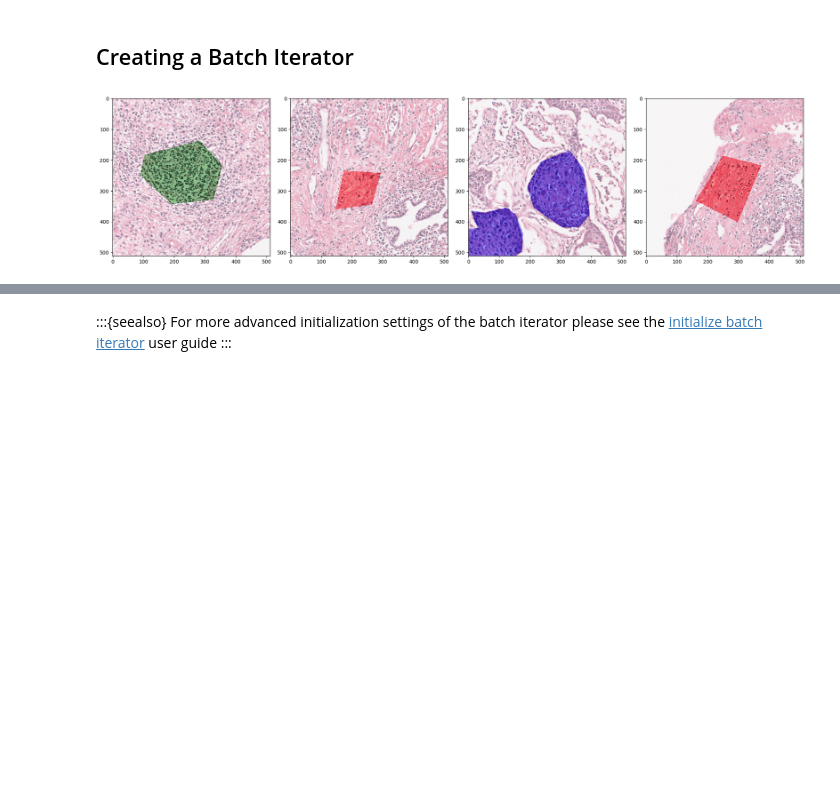
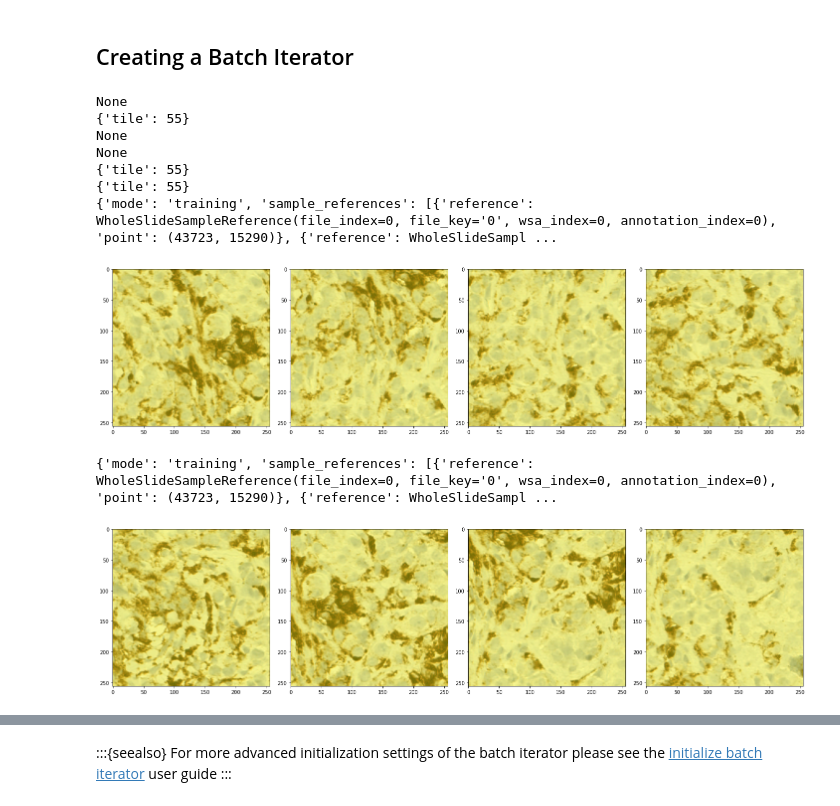
Before and after one commit to DIAGNijmegen/pathology-whole-slide-data, a Jupyter notebook: docs/source/userguide/notebooks/components/batchiterator.ipynb, the cells around one changed output, grey strips where cells are left out. Cells and saved outputs as stored; diff of their text form; code cells hidden in the pictures; blank space fills up the shorter version.

Commit message:
update parsing and annotationsampler

```diff
--- a/docs/source/userguide/notebooks/components/batchiterator.ipynb
+++ b/docs/source/userguide/notebooks/components/batchiterator.ipynb
@@ -40,10 +59,24 @@ wholeslidedata:
 # %% [markdown]
 ## Creating a Batch Iterator
 # %%
-with create_batch_iterator(user_config=user_config,
-                            mode='training') as training_batch_generator:
+training_batch_generator = create_batch_iterator(user_config=user_config, mode='training')
 
-    x_batch, y_batch, info =  next(training_batch_generator)
-    plot_batch(x_batch, y_batch)
+
+x_batch, y_batch, info =  next(training_batch_generator)
+print(info)
+plot_batch(x_batch, y_batch)
+print(info)
+x_batch, y_batch, info =  next(training_batch_generator)
+plot_batch(x_batch, y_batch)
+# training_batch_generator.stop()
 # %% [output]
+None
+{'tile': 55}
+None
+None
+{'tile': 55}
+{'tile': 55}
+{'mode': 'training', 'sample_references': [{'reference': WholeSlideSampleReference(file_index=0, file_key='0', wsa_index=0, annotation_index=0), 'point': (43723, 15290)}, {'reference': WholeSlideSampl ...
-[figure, old version]
+[figure, new version]
+{'mode': 'training', 'sample_references': [{'reference': WholeSlideSampleReference(file_index=0, file_key='0', wsa_index=0, annotation_index=0), 'point': (43723, 15290)}, {'reference': WholeSlideSampl ...
+[figure, added]
```
Also changed, not shown: parts of 2 cells of this notebook, 5 other files.
